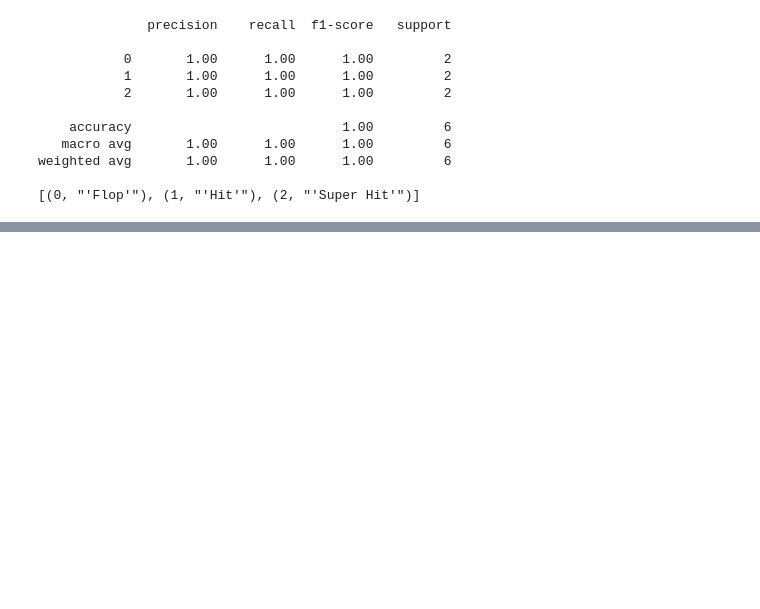
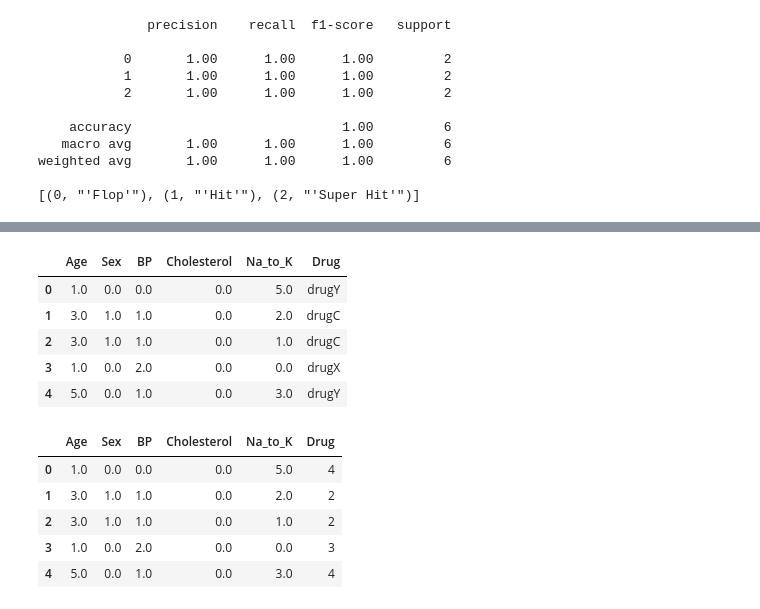
Before and after one commit to pavelchowdhury99/naive_bayes_classifiers_using_python, a Jupyter notebook: naive_bayes_classifiers.ipynb, the cells around one changed output, grey strips where cells are left out. Drawn from its saved outputs; the diff is of its cells as text; code cells hidden in the pictures; blank space fills up the shorter version.

Commit message:
Added Complement and Categorical

```diff
--- a/naive_bayes_classifiers.ipynb
+++ b/naive_bayes_classifiers.ipynb
@@ -437,0 +513,5 @@ weighted avg       1.00      1.00      1.00         6
+# %%
+# Importing the data
+df_inp_categorical = pd.read_csv('./datasets/bernoulli_nb_sample_dataset.csv')
+display(df_inp_categorical.describe())
+df_inp_categorical.head()
@@ -437,0 +583,28 @@ weighted avg       1.00      1.00      1.00         6
+# %%
+# encoding Drug target
+from sklearn.preprocessing import OrdinalEncoder,LabelEncoder
+
+# encoding all the features
+ordinal_encoder_categorical = OrdinalEncoder()
+ordinal_encoder_categorical.fit(df_inp_categorical.iloc[:,:-1])
+df_inp_categorical.iloc[:,:-1] = ordinal_encoder_categorical.transform(df_inp_categorical.iloc[:,:-1])
+display(df_inp_categorical.head())
+
+# ecoding the target
+label_encoder_categorical = LabelEncoder()
+label_encoder_categorical.fit(df_inp_categorical['Drug'].values)
+df_inp_categorical['Drug']=label_encoder_categorical.transform(df_inp_categorical['Drug'].values)
+display(df_inp_categorical.head())
+# %% [output]
+|  | Age | Sex | BP | Cholesterol | Na_to_K | Drug |
+| 0 | 1.0 | 0.0 | 0.0 | 0.0 | 5.0 | drugY |
+| 1 | 3.0 | 1.0 | 1.0 | 0.0 | 2.0 | drugC |
+| 2 | 3.0 | 1.0 | 1.0 | 0.0 | 1.0 | drugC |
+| 3 | 1.0 | 0.0 | 2.0 | 0.0 | 0.0 | drugX |
+| 4 | 5.0 | 0.0 | 1.0 | 0.0 | 3.0 | drugY |
+|  | Age | Sex | BP | Cholesterol | Na_to_K | Drug |
+| 0 | 1.0 | 0.0 | 0.0 | 0.0 | 5.0 | 4 |
+| 1 | 3.0 | 1.0 | 1.0 | 0.0 | 2.0 | 2 |
+| 2 | 3.0 | 1.0 | 1.0 | 0.0 | 1.0 | 2 |
+| 3 | 1.0 | 0.0 | 2.0 | 0.0 | 0.0 | 3 |
+| 4 | 5.0 | 0.0 | 1.0 | 0.0 | 3.0 | 4 |
```
Also changed, not shown: parts of 14 cells of this notebook.
